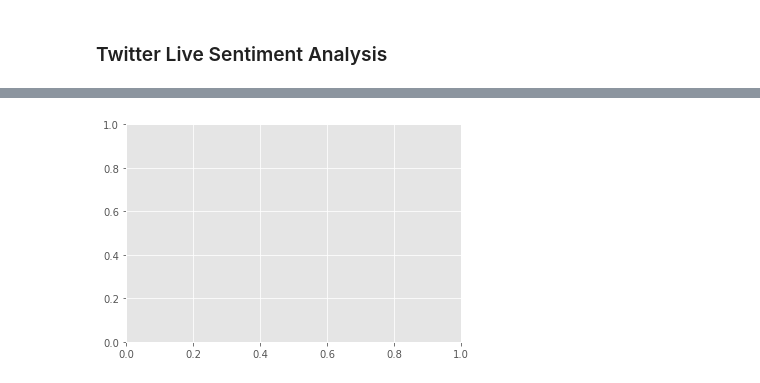
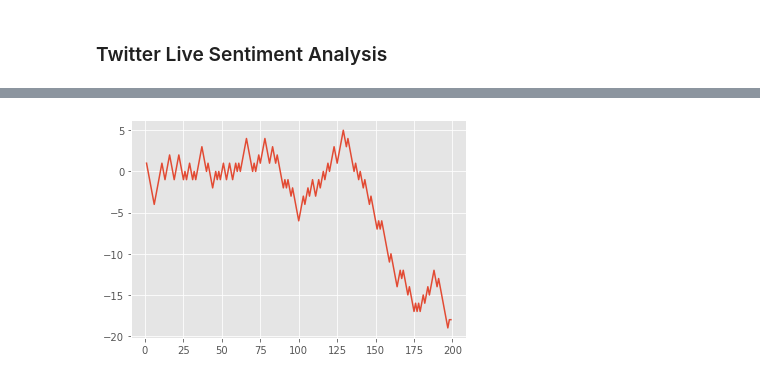
Before and after one commit to Emile199/SentimentAnalysisNLP, a Jupyter notebook: SentimentAnalysis.ipynb, the cells around one changed output, grey strips where cells are left out. Drawn from its saved outputs; the diff is of its cells as text; code cells hidden in the pictures.

```diff
--- a/SentimentAnalysis.ipynb
+++ b/SentimentAnalysis.ipynb
@@ -365,34 +367,30 @@ KeyError: 'text'
 # %%
 #Parte para graficar
 style.use("ggplot")
 
-fig = plt.figure()
-ax1 = fig.add_subplot(1,1,1)
+#fig = plt.figure()
+#ax1 = fig.add_subplot(1,1,1)
 
-def animate(i):
-    pullData = open("twitter-out.txt","r").read()
-    lines = pullData.split('\n')
+pullData = open("twitter-out.txt","r").read()
+lines = pullData.split('\n')
 
-    xar = []
-    yar = []
+xar = []
+yar = []
 
-    x = 0
-    y = 0
+x = 0
+y = 0
 
-    for l in lines[-200:]:
-        x += 1
-        if l == "pos":
-            y += 1
-        elif l == "neg":
-            y -= 1
+for l in lines:
+    x += 1
+    if l == "pos":
+        y += 1
+    elif l == "neg":
+        y -= 1
 
-        xar.append(x)
-        yar.append(y)
+    xar.append(x)
+    yar.append(y)
 
-    ax1.clear()
-    return ax1.plot(xar,yar)
-
-ani = animation.FuncAnimation(fig, animate, interval=1000)
+plt.plot(xar,yar)
 plt.show()
 # %% [output]
-[figure, old version]
+[figure, new version]
```
Also changed, not shown: parts of 12 cells of this notebook, 3 other files.
